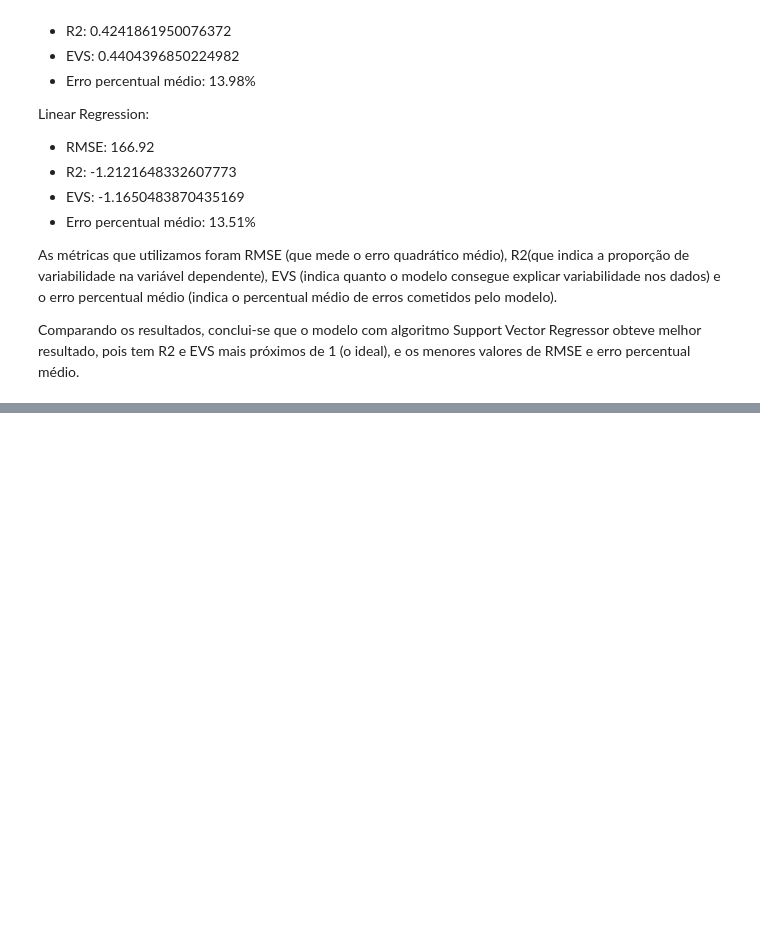
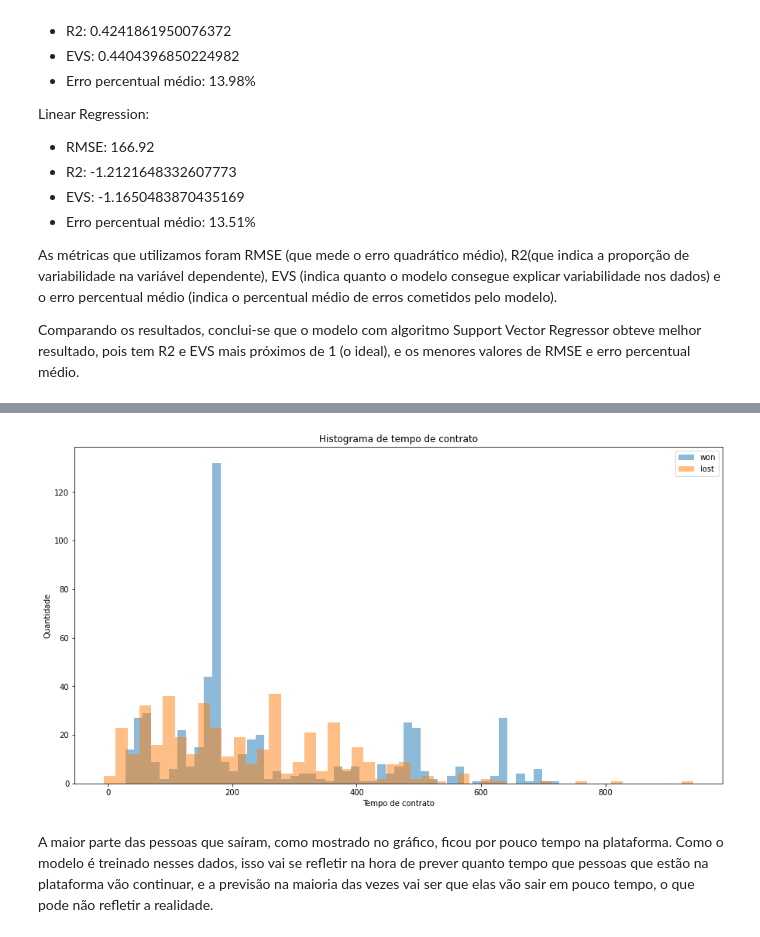
Before and after one commit to alessitomas/streamlit-deploy, a Jupyter notebook: src/notebooks/modelo_tempo_permanencia.ipynb, the cells around one changed output, grey strips where cells are left out. Drawn from its saved outputs; the diff is of its cells as text; code cells hidden in the pictures; blank space fills up the shorter version.

```diff
--- a/src/notebooks/modelo_tempo_permanencia.ipynb
+++ b/src/notebooks/modelo_tempo_permanencia.ipynb
@@ -341,0 +346,30 @@ Comparando os resultados, conclui-se que o modelo com algoritmo Support Vector R
+# %%
+from datetime import datetime
+import matplotlib.pyplot as plt
+
+data = pd.read_csv('../../data/data-preprocessed.csv')
+
+data['PESSOA_PIPEDRIVE_contract_end_date'] = pd.to_datetime(data['PESSOA_PIPEDRIVE_contract_end_date'], format='%Y-%m-%d')
+data["PESSOA_PIPEDRIVE_contract_start_date"] = pd.to_datetime(data["PESSOA_PIPEDRIVE_contract_start_date"], format='%Y-%m-%d')
+
+data['PESSOA_PIPEDRIVE_contract_end_date'].fillna(datetime.now(), inplace=True)
+data['PESSOA_PIPEDRIVE_contract_start_date'].fillna(datetime.now(), inplace=True)
+
+data['tempo_contrato'] = data['PESSOA_PIPEDRIVE_contract_end_date'] - data['PESSOA_PIPEDRIVE_contract_start_date']
+data['tempo_contrato'] = data['tempo_contrato'].dt.days
+
+plt.figure(figsize=(15,8))
+
+for status in ["won", "lost"]:
+    subset = data[data["FUNIL_ASSINATURA_PIPEDRIVE_status"] == status]
+    plt.hist(subset["tempo_contrato"], bins=50, alpha=0.5, label=status)
+    plt.title("Histograma de tempo de contrato")
+    plt.xlabel("Tempo de contrato")
+    plt.ylabel("Quantidade")
+    plt.legend(loc="upper right")
+
+plt.show()
+# %% [output]
+[figure, added]
+# %% [markdown]
+A maior parte das pessoas que saíram, como mostrado no gráfico, ficou por pouco tempo na plataforma. Como o modelo é treinado nesses dados, isso vai se refletir na hora de prever quanto tempo que pessoas que estão na plataforma vão continuar, e a previsão na maioria das vezes vai ser que elas vão sair em pouco tempo, o que pode não refletir a realidade.
```
Also changed, not shown: parts of 1 cell of this notebook.
